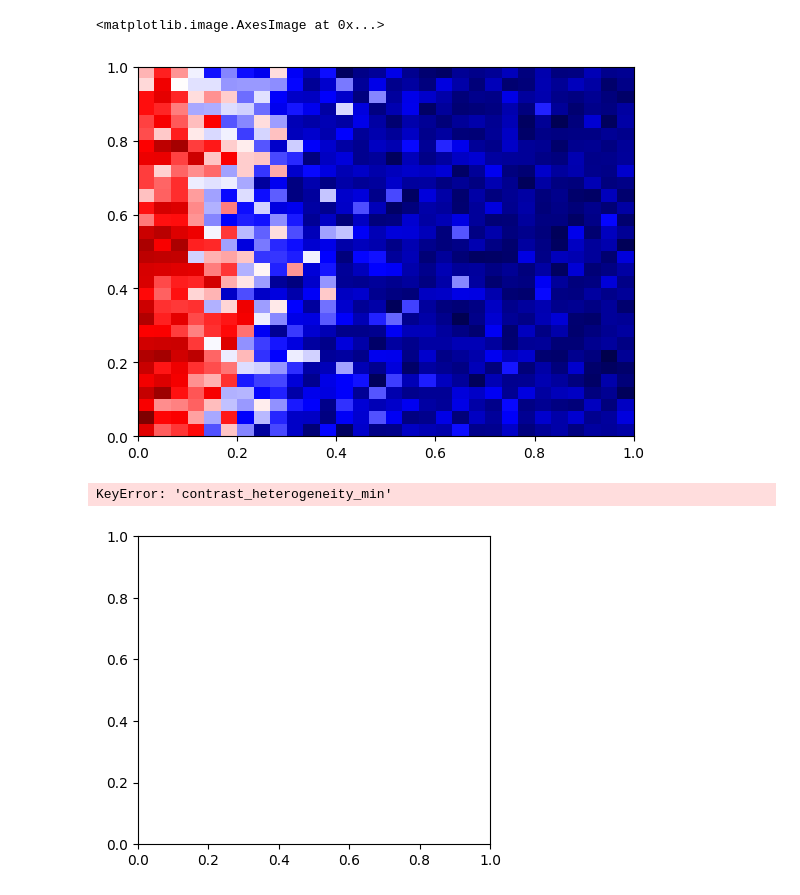
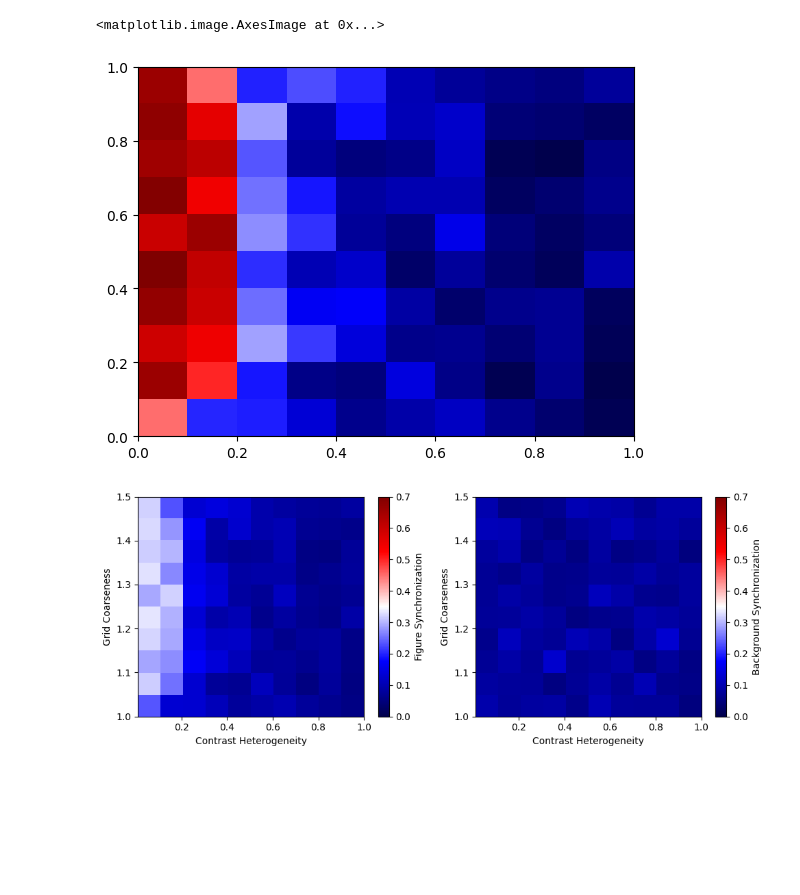
Before and after one commit to ccnmaastricht/NeuralSynchrony-FigureGround, a Jupyter notebook: notebooks/quadrant_simulation.ipynb, the cells around one changed output. Saved outputs shown, nothing was run; the diff lists cells and outputs as text; code cells hidden in the pictures; blank space fills up the shorter version.

```diff
--- a/notebooks/quadrant_simulation.ipynb
+++ b/notebooks/quadrant_simulation.ipynb
@@ -174,6 +196,11 @@ def run_experiment(stimulus_parameters, model_parameters, simulation_parameters,
     return figure_sync, background_sync
 # %%
 model_parameters, stimulus_parameters, simulation_parameters, experiment_parameters = load_configurations()
+
+# adjust experiment parameters to include more conditions
+experiment_parameters['num_grid_coarseness'] = 10
+experiment_parameters['num_contrast_heterogeneity'] = 10
+experiment_parameters['num_conditions'] = experiment_parameters['num_grid_coarseness'] * experiment_parameters['num_contrast_heterogeneity']
 
 # add num_time_steps
 simulation_parameters['num_time_steps'] = int(
@@ -187,30 +225,29 @@ figure_sync, background_sync = run_experiment(stimulus_parameters, model_paramet
 # %%
-plt.imshow(figure_sync, origin='lower', extent=(0,1,0,1), aspect='auto', cmap='seismic')
+plt.imshow(figure_sync.mean(axis=2), extent=(0,1,0,1), aspect='auto', cmap='seismic')
 # %% [output]
 <matplotlib.image.AxesImage at 0x...>
-[figure, old version]
+[figure, new version]
 # %%
 plt.figure(figsize=(10, 4))
 plt.subplot(1, 2, 1)
-plt.imshow(figure_sync, origin='lower', aspect='auto', cmap='viridis',
-           extent=[experiment_parameters['contrast_heterogeneity_min'],
-                   experiment_parameters['contrast_heterogeneity_max'],
-                   experiment_parameters['grid_coarseness_min'],
-                   experiment_parameters['grid_coarseness_max']])
+plt.imshow(figure_sync.mean(axis=2), aspect='auto', cmap='seismic', vmin=0, vmax=.7,
+           extent=[experiment_parameters['min_contrast_heterogeneity'],
+                   experiment_parameters['max_contrast_heterogeneity'],
+                   experiment_parameters['min_grid_coarseness'],
+                   experiment_parameters['max_grid_coarseness']])
 plt.colorbar(label='Figure Synchronization')
 plt.xlabel('Contrast Heterogeneity')
 plt.ylabel('Grid Coarseness')
 plt.subplot(1, 2, 2)
-plt.imshow(background_sync, origin='lower', aspect='auto', cmap='viridis',
-           extent=[experiment_parameters['contrast_heterogeneity_min'],
-                   experiment_parameters['contrast_heterogeneity_max'],
-                   experiment_parameters['grid_coarseness_min'],
-                   experiment_parameters['grid_coarseness_max']])
+plt.imshow(background_sync.mean(axis=2), aspect='auto', cmap='seismic', vmin=0, vmax=.7,
+           extent=[experiment_parameters['min_contrast_heterogeneity'],
+                   experiment_parameters['max_contrast_heterogeneity'],
+                   experiment_parameters['min_grid_coarseness'],
+                   experiment_parameters['max_grid_coarseness']])
 plt.colorbar(label='Background Synchronization')
 plt.xlabel('Contrast Heterogeneity')
 plt.ylabel('Grid Coarseness')
 plt.tight_layout()
 plt.show()
 # %% [output]
-KeyError: 'contrast_heterogeneity_min'
-[figure, old version]
+[figure, new version]
```
Also changed, not shown: parts of 2 cells of this notebook.
